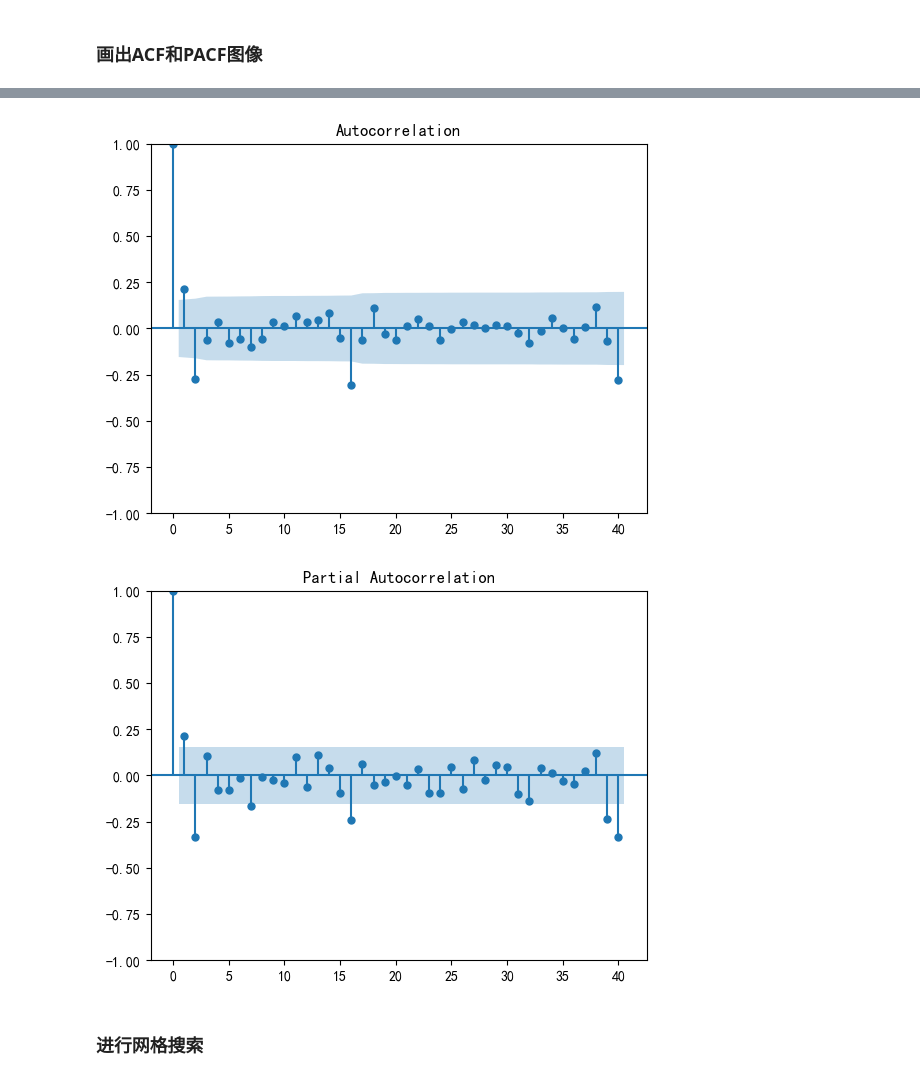
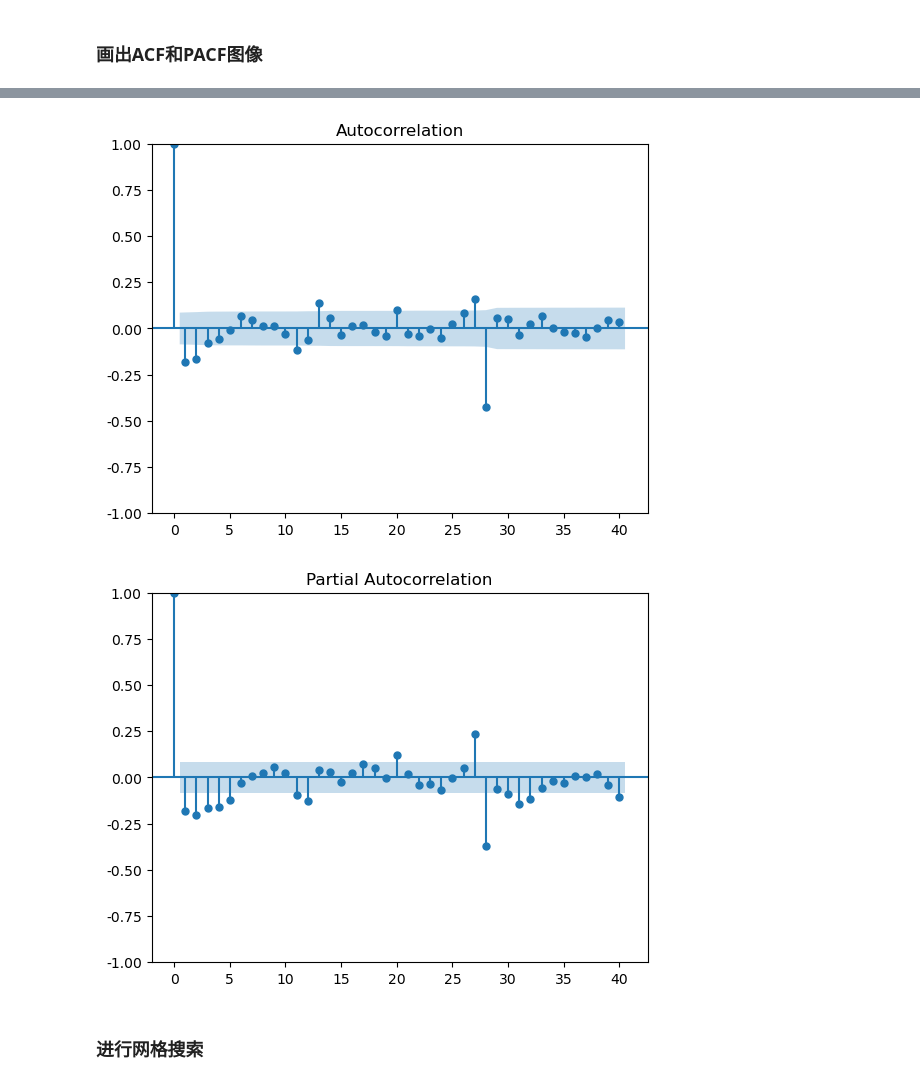
Before and after one commit to wyfdapig/learn_code, a Jupyter notebook: TStest/test2/homework3.ipynb, the cells around one changed output, grey strips where cells are left out. Saved outputs shown, nothing was run; the diff lists cells and outputs as text; code cells hidden in the pictures.

```diff
--- a/TStest/test2/homework3.ipynb
+++ b/TStest/test2/homework3.ipynb
@@ -69,0 +94,4 @@ Length: 145063, dtype: float64
+# %%
+data.index = data.index.astype(str)
+data.set_index('Page', inplace=True)
+data.index
@@ -69,0 +136,7 @@ Length: 145063, dtype: float64
+# %%
+dataES_mobile = data.loc['(500)_Days_of_Summer_es.wikipedia.org_mobile-web_all-agents':'Francisco_el_matemático_(serie_de_televisión_de_2017)_es.wikipedia.org_mobile-web_all-agents', :]
+# print(dataES_mobile, dataES_mobile.shape)
+
+# 把移动端的点击量求和
+dataES_mobile_sum = dataES_mobile.sum(axis=0)
+print(dataES_mobile_sum)
@@ -141,11 +252,11 @@ False
 # %%
-# 对序列进行季节差分-8步
+# 对序列进行季节差分-28步
 # datas7_seasonal = datas7.diff(8)
 # datas94_seasonal = datas94.diff(8)
-datas7_seasonal = datas7.diff(8).dropna()
-datas94_seasonal = datas94.diff(8).dropna()
+datasDesktop_seasonal = dataES_desktop_sum.diff(28).dropna()
+datasMobile_seasonal = dataES_mobile_sum.diff(28).dropna()
 
-test_stationarity(datas7_seasonal)
+test_stationarity(datasDesktop_seasonal)
 print('*'*50)
-test_stationarity(datas94_seasonal)
+test_stationarity(datasMobile_seasonal)
 # %% [output]
@@ -173,0 +285,3 @@ True
+# %%
+datasMobile_seasonal = datasMobile_seasonal.diff(1).dropna()
+test_stationarity(datasMobile_seasonal)
@@ -217,9 +342,9 @@ fig = plot_pacf(datas7_seasonal, lags=40)
 # %%
-fig = plot_acf(datas94_seasonal, lags=40)
-fig = plot_pacf(datas94_seasonal, lags=40)
+fig = plot_acf(datasMobile_seasonal, lags=40)
+fig = plot_pacf(datasMobile_seasonal, lags=40)
 # %% [output]
-[figure, old version]
+[figure, new version]
-[figure, old version]
+[figure, new version]
 # %% [markdown]
 ### 进行网格搜索
 # %%
```
Also changed, not shown: parts of 55 cells of this notebook.
